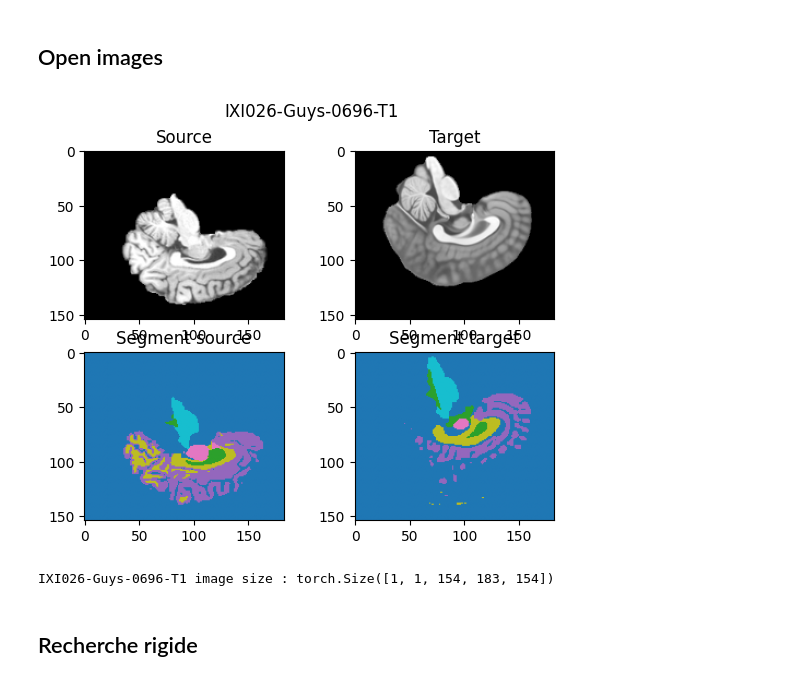
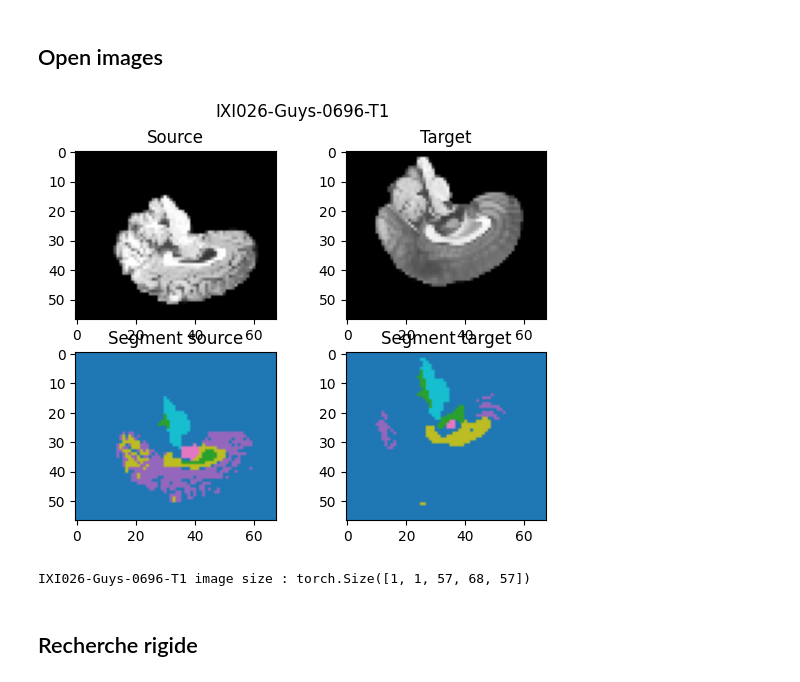
Before and after one commit to antonfrancois/Demeter_metamorphosis, a Jupyter notebook: examples/execute_ixi_template.ipynb, the cells around one changed output. Saved outputs shown, nothing was run; the diff lists cells and outputs as text; code cells hidden in the pictures.

```diff
--- a/examples/execute_ixi_template.ipynb
+++ b/examples/execute_ixi_template.ipynb
@@ -155,36 +155,36 @@ elif "gpfs" in cwd:
 else:
     template_folder ="/home/turtlefox/Documents/11_metamorphoses/data/templates/mni_icbm152_nlin_asym_09c_nifti/mni_icbm152_nlin_asym_09c"
     ixi_folder = "/home/turtlefox/Documents/11_metamorphoses/data/IXI-T1_fastsurfer"
     template_seg_path = "fastsurfer_seg/mri/"
     result_folder = "/home/turtlefox/Documents/11_metamorphoses/data/IXI_results/"
     location = 'local'
 device = "cuda:0"
 
 pp = eit.IXIToTemplatePreprocessor(
     ixi_root=ixi_folder,
     template_root=template_folder,
     template_seg_path=template_seg_path,
     do_plot=True,
 )
 
 subjects_numbers = [26]#, 28, 26, 50,2, 12]
 RECOMPUTE = False
-RESIZE_FACTOR = 1 if location == 'meso' else .8
+RESIZE_FACTOR = 1 if location == 'colab' else .3
 
 # init_csv(result_folder)
 
 if location == "meso": # don't touch this line
     file_db = "ixi_results_tests.db"
 else: # here you can sandbox what you need to do.
     # file_db = "ixi_results.db"
     file_db = "ixi_results_meso_20250917.db"
 db_path = os.path.join(result_folder, file_db)
 
 subject_name, source, target, seg_source, seg_target = pp.get_subjects_aligned(numbers=subjects_numbers, resize_factor=RESIZE_FACTOR, first_only=True)
 print(subject_name, 'image size :', source.shape)
 # %% [output]
-[figure, old version]
+[figure, new version]
-IXI026-Guys-0696-T1 image size : torch.Size([1, 1, 154, 183, 154])
+IXI026-Guys-0696-T1 image size : torch.Size([1, 1, 57, 68, 57])
 # %% [markdown]
 ## Recherche rigide
 # %%
```
Also changed, not shown: parts of 6 cells of this notebook, 1 other file.
